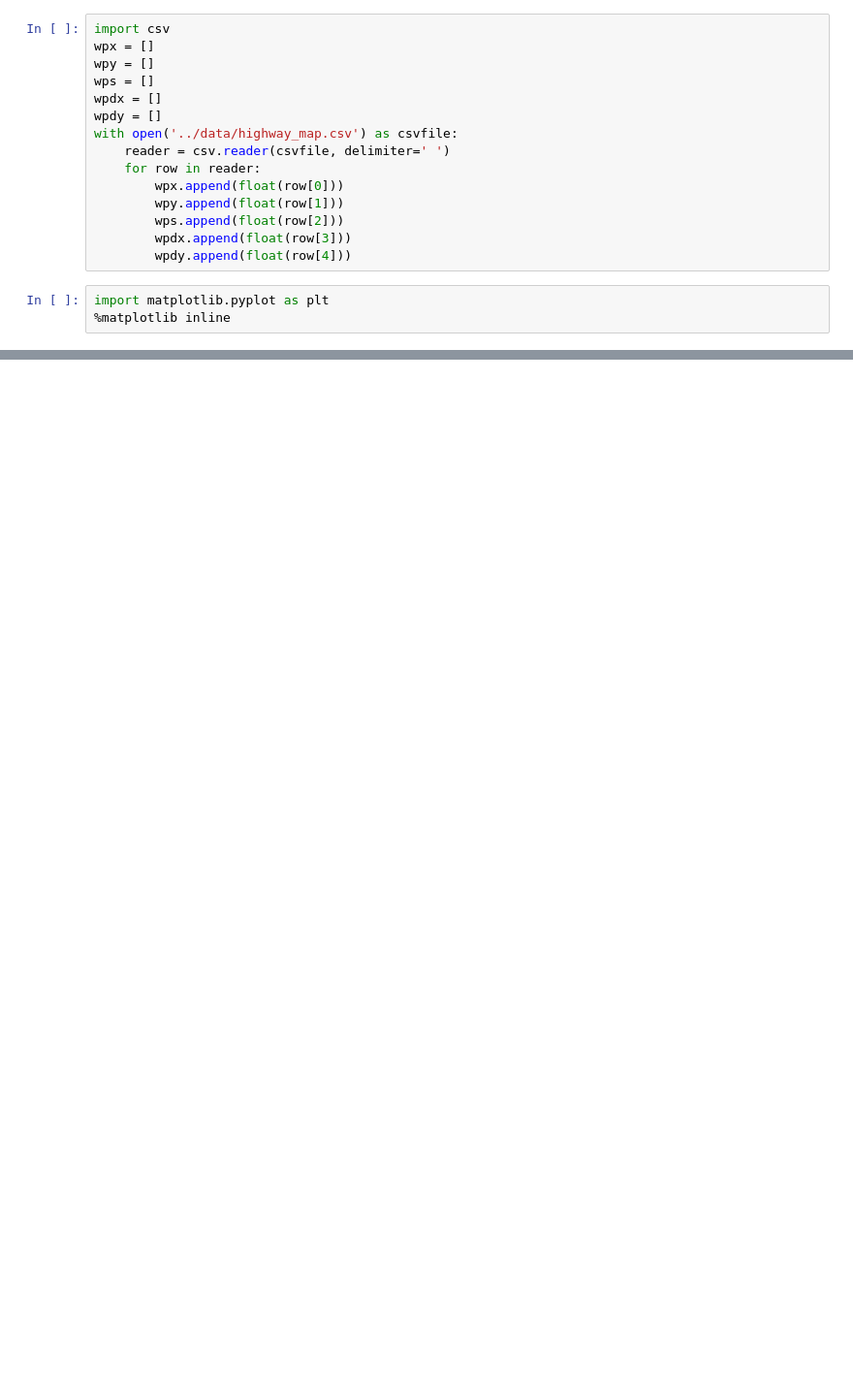
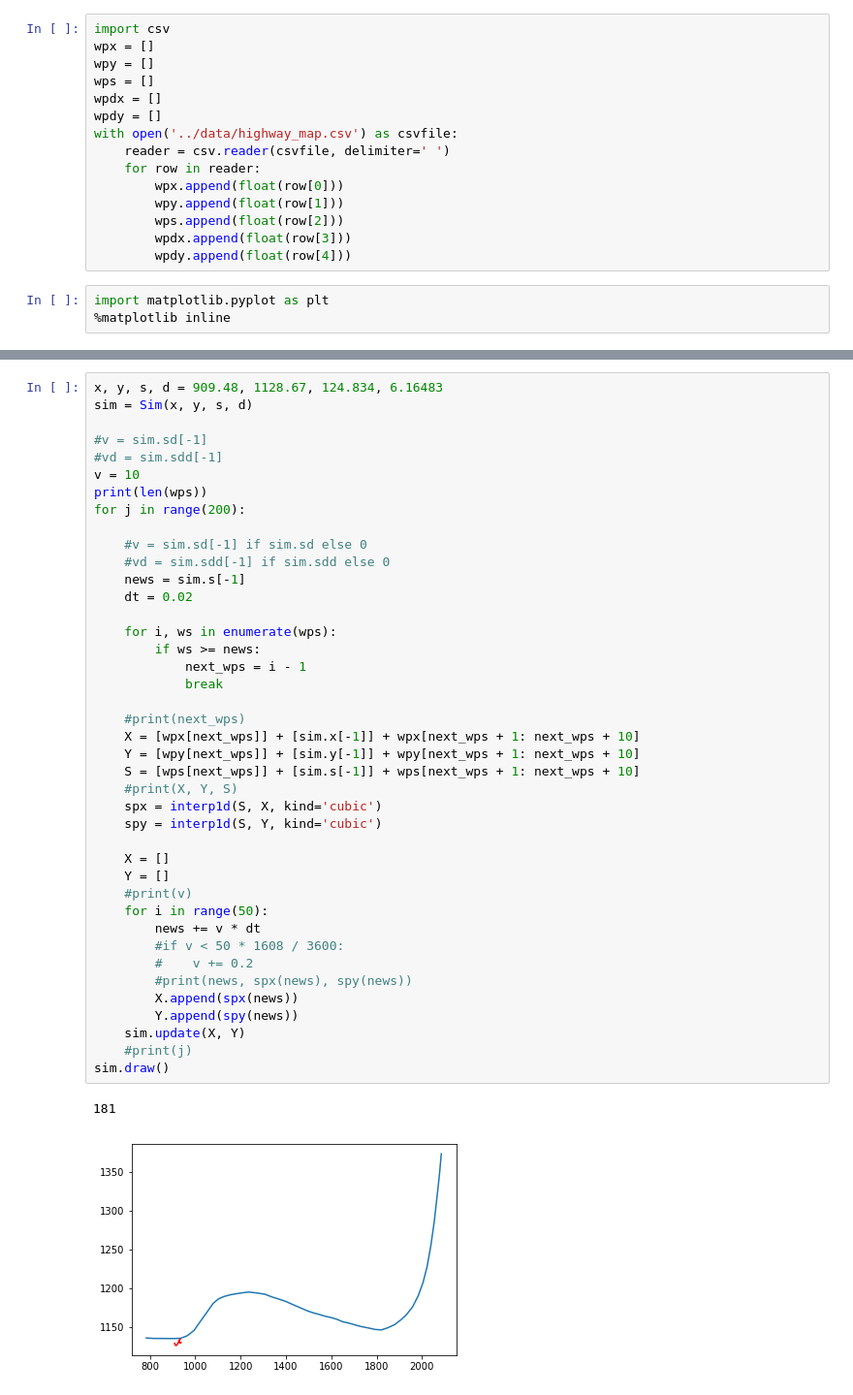
Before and after one commit to grdshch/CarND-Path-Planning-Project, a Jupyter notebook: src/waypoints.ipynb, the cells around one changed output, grey strips where cells are left out. Shown at 97% size. Saved outputs shown, nothing was run; the diff lists cells and outputs as text; blank space fills up the shorter version.

```diff
--- a/src/waypoints.ipynb
+++ b/src/waypoints.ipynb
@@ -26,0 +105,44 @@ plt.plot(wpdx[:LIMIT], wpdy[:LIMIT])
+# %%
+x, y, s, d = 909.48, 1128.67, 124.834, 6.16483
+sim = Sim(x, y, s, d)
+
+#v = sim.sd[-1]
+#vd = sim.sdd[-1]
+v = 10
+print(len(wps))
+for j in range(200):
+
+    #v = sim.sd[-1] if sim.sd else 0
+    #vd = sim.sdd[-1] if sim.sdd else 0
+    news = sim.s[-1]
+    dt = 0.02
+
+    for i, ws in enumerate(wps):
+        if ws >= news:
+            next_wps = i - 1
+            break
+
+    #print(next_wps)
+    X = [wpx[next_wps]] + [sim.x[-1]] + wpx[next_wps + 1: next_wps + 10]
+    Y = [wpy[next_wps]] + [sim.y[-1]] + wpy[next_wps + 1: next_wps + 10]
+    S = [wps[next_wps]] + [sim.s[-1]] + wps[next_wps + 1: next_wps + 10]
+    #print(X, Y, S)
+    spx = interp1d(S, X, kind='cubic')
+    spy = interp1d(S, Y, kind='cubic')
+
+    X = []
+    Y = []
+    #print(v)
+    for i in range(50):
+        news += v * dt
+        #if v < 50 * 1608 / 3600:
+        #    v += 0.2
+        #print(news, spx(news), spy(news))
+        X.append(spx(news))
+        Y.append(spy(news))
+    sim.update(X, Y)
+    #print(j)
+sim.draw()
+# %% [output]
+181
+[figure, added]
```
Also changed, not shown: parts of 13 cells of this notebook, 1 other file.
